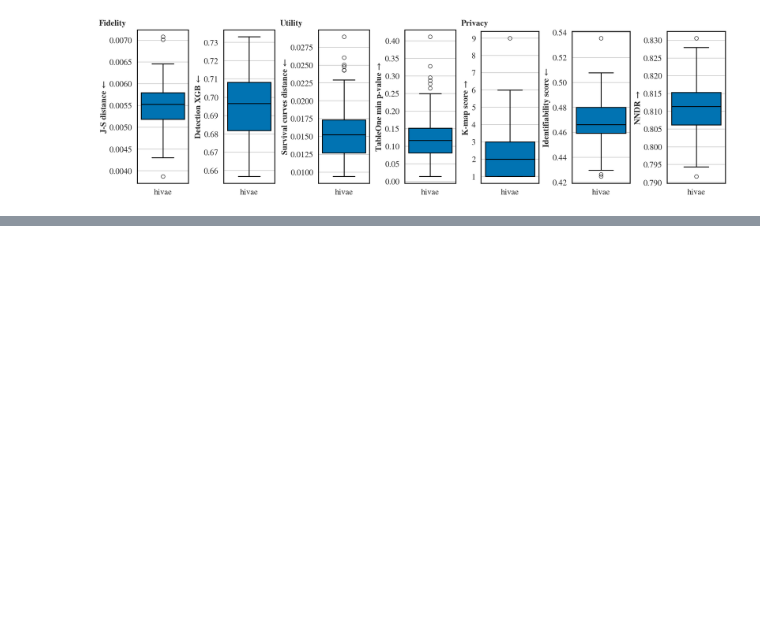
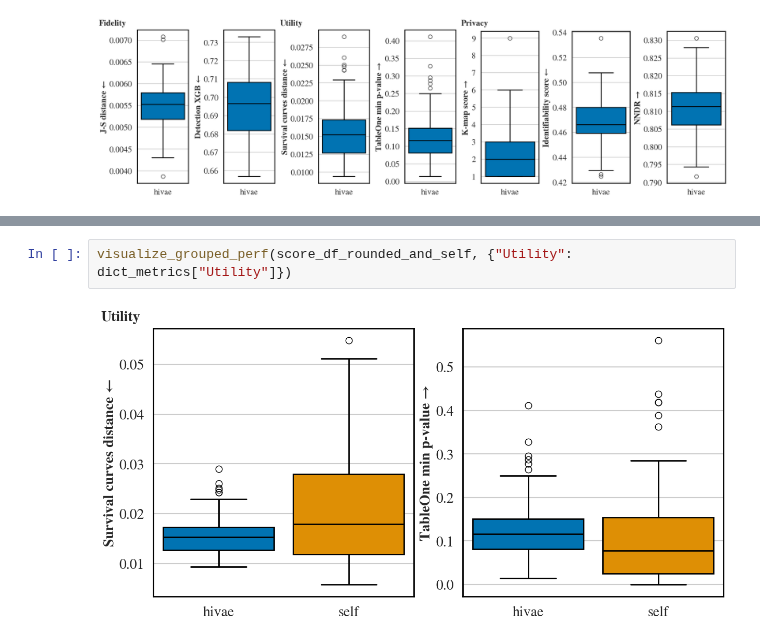
Before and after one commit to aguilloux/survgen-clinical-trials, a Jupyter notebook: tutorials/tutorial_ACTG320_new.ipynb, the cells around one changed output, grey strips where cells are left out. Saved outputs shown, nothing was run; the diff lists cells and outputs as text; blank space fills up the shorter version.

```diff
--- a/tutorials/tutorial_ACTG320_new.ipynb
+++ b/tutorials/tutorial_ACTG320_new.ipynb
@@ -539,0 +588,4 @@ visualize_grouped_perf(score_df_rounded_recoded, dict_metrics)
+# %%
+visualize_grouped_perf(score_df_rounded_and_self, {"Utility": dict_metrics["Utility"]})
+# %% [output]
+[figure, added]
```
Also changed, not shown: parts of 17 cells of this notebook, 1 other file.
